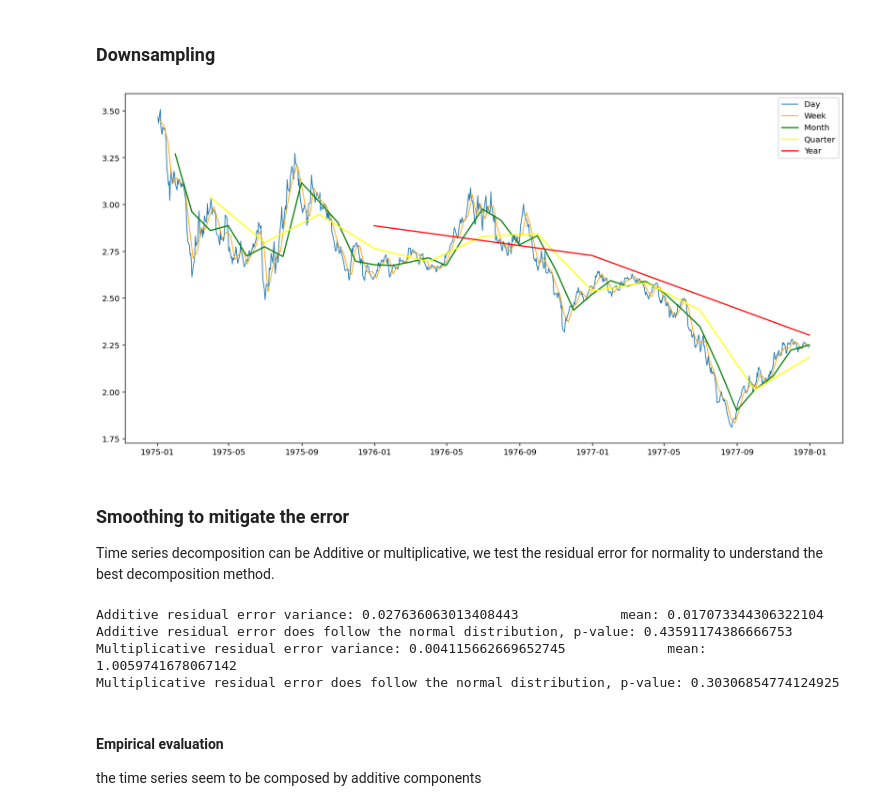
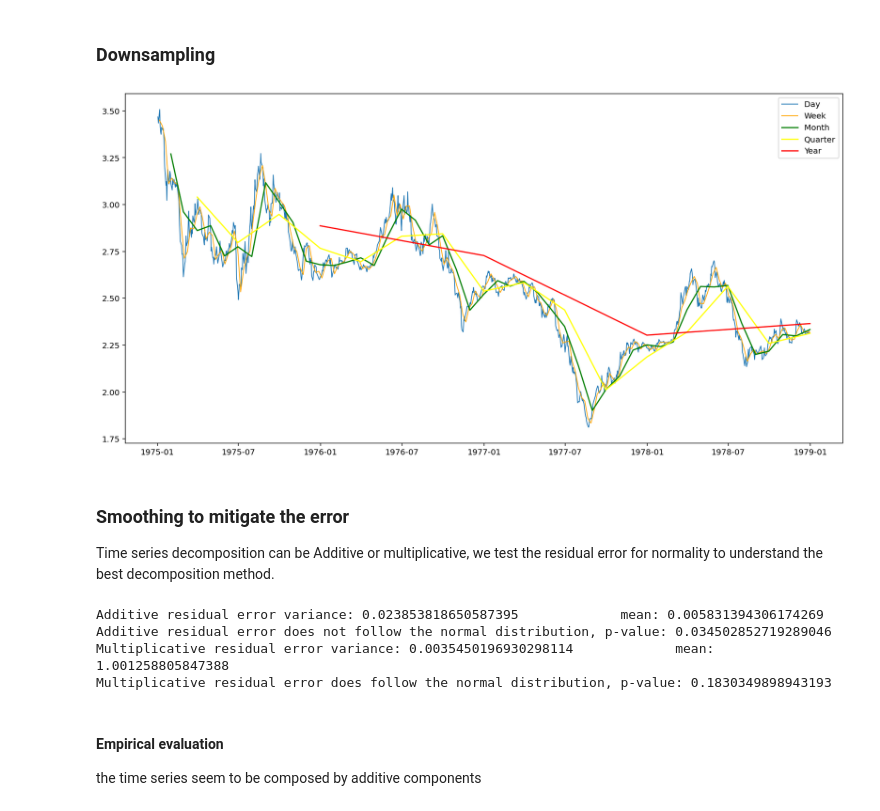
Before and after one commit to StefanoMarzo/commodity-price-prediction, a Jupyter notebook: agricoltural-price-prediction.ipynb, the cells around one changed output. Saved outputs shown, nothing was run; the diff lists cells and outputs as text; code cells hidden in the pictures.

```diff
--- a/agricoltural-price-prediction.ipynb
+++ b/agricoltural-price-prediction.ipynb
@@ -161,8 +161,8 @@ from loess import loess_1d
 # %%
 remote_host = 'https://www.ingmarzo.it/data/'
 corn_data = pd.read_csv(remote_host + 'corn-data.csv', header=8, parse_dates=['date'], index_col='date')
-soybean_data = pd.read_csv(remote_host + 'soybean-data.csv', header=8, parse_dates=['date'])
-weather_data = pd.read_csv(remote_host + 'weather-data.csv', header=0, parse_dates=['DATE'])
+#soybean_data = pd.read_csv(remote_host + 'soybean-data.csv', header=8, parse_dates=['date'])
+weather_data = pd.read_csv(remote_host + 'weather-data.csv', header=0, parse_dates=['DATE'], index_col='DATE')
 # %% [markdown]
 ## Data Cleaning
 # %%
@@ -170,7 +170,12 @@ corn_data.rename(columns={' value': 'value'}, inplace=True) #bug on value fixed
 weather_data.rename(columns={'DATE': 'date'}, inplace=True) #rename date column
 corn_data.index = pd.to_datetime(corn_data.index)
 
-start_date, end_date = '1975-01-01', '1978-01-01'
+start_date, end_date = '1975-01-01', '1979-01-01'
+
+#corn data
 corn_date_filter = (corn_data.index > start_date) & (corn_data.index <= end_date)
+corn_data_filter_date = corn_data.loc[corn_date_filter]
 
-corn_data_filter_date = corn_data.loc[corn_date_filter]
+#weather data
+weather_date_filter = (weather_data.index > start_date) & (weather_data.index <= end_date)
+weather_data_filter_date = weather_data.loc[weather_date_filter]
@@ -179,33 +218,38 @@ corn_data_filter_date = corn_data.loc[corn_date_filter]
 # %%
 corn_data_clean_week = corn_data_filter_date.resample('W').mean()
 corn_data_clean_month = corn_data_filter_date.resample('M').mean()
 corn_data_clean_quarter = corn_data_filter_date.resample('Q').mean()
 corn_data_clean_year = corn_data_filter_date.resample('Y').mean()
 
 #Uncomment the most suitable for corn data
 #resample_period, resample_label = 365, 'D'
 resample_period, resample_label = 52, 'W'
 #resample_period, resample_label = 12, 'M'
 #resample_period, resample_label = 3, 'Q'
 #resample_period, resample_label = 1, 'Y'
 
+#corn data
 corn_data_clean = corn_data_filter_date.resample(resample_label).mean()
+
+#weather data
+weather_data_clean = weather_data_filter_date.resample(resample_label).mean()
+
 
 plt.rcParams.update({'figure.figsize':(16,8)})
 
 #plt.plot(yout)
 plt.plot(corn_data_filter_date['value'], linewidth=1, label='Day')
 plt.plot(corn_data_clean_week['value'], color='orange', linewidth=1, label='Week')
 plt.plot(corn_data_clean_month['value'], color='green', label='Month')
 plt.plot(corn_data_clean_quarter['value'], color='yellow', label='Quarter')
 plt.plot(corn_data_clean_year['value'], color='red', label='Year')
 plt.legend()
 
 
 plt.show()
-#corn_data_clean
+#weather_data_clean
 # %% [output]
-[figure, old version]
+[figure, new version]
 # %% [markdown]
 ### Smoothing to mitigate the error
 Time series decomposition can be Additive or multiplicative, we test the residual error for normality to understand the best decomposition method.
@@ -214,14 +258,20 @@ Time series decomposition can be Additive or multiplicative, we test the residua
 from statsmodels.tsa.seasonal import seasonal_decompose
 from dateutil.parser import parse
 
+##### CORN DATA #####
 # additive seasonal component
-result_add = seasonal_decompose(corn_data_clean['value'],
+result_corn_add = seasonal_decompose(corn_data_clean['value'],
                                 model='additive',
                                 extrapolate_trend='freq')
 
 # multiplicative seasonal component
-result_mul = seasonal_decompose(corn_data_clean['value'],
+result_corn_mul = seasonal_decompose(corn_data_clean['value'],
                                 model='multiplicative',
+                                extrapolate_trend='freq')
+
+##### WEATHER DATA #####
+result_weather_add = seasonal_decompose(weather_data_clean['PRCP'],
+                                model='additive',
                                 extrapolate_trend='freq')
 
 def norm_test(residuals, label='Data'):
@@ -241,13 +291,13 @@ def show_density(residuals, label='Data', bins = 20):
              bins=int(len(residuals)/bins), color = 'blue')
     plt.show()
 
-norm_test(result_add.resid, 'Additive residual error')
-norm_test(result_mul.resid, 'Multiplicative residual error')
+norm_test(result_corn_add.resid, 'Additive residual error')
+norm_test(result_corn_mul.resid, 'Multiplicative residual error')
 # %% [output]
-Additive residual error variance: 0.027636063013408443             mean: 0.017073344306322104
-Additive residual error does follow the normal distribution, p-value: 0.43591174386666753
-Multiplicative residual error variance: 0.004115662669652745             mean: 1.0059741678067142
-Multiplicative residual error does follow the normal distribution, p-value: 0.30306854774124925
+Additive residual error variance: 0.023853818650587395             mean: 0.005831394306174269
+Additive residual error does not follow the normal distribution, p-value: 0.034502852719289046
+Multiplicative residual error variance: 0.0035450196930298114             mean: 1.001258805847388
+Multiplicative residual error does follow the normal distribution, p-value: 0.1830349898943193
 # %% [markdown]
 #### Empirical evaluation
 the time series seem to be composed by additive components
```
Also changed, not shown: parts of 36 cells of this notebook.
